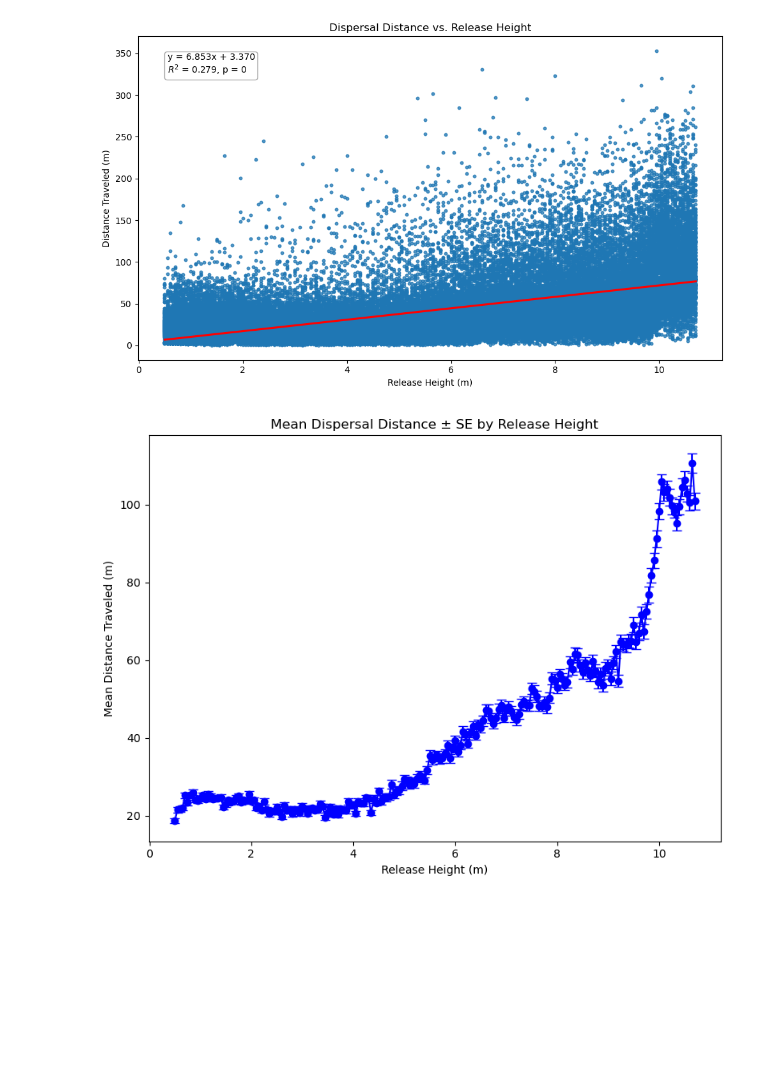
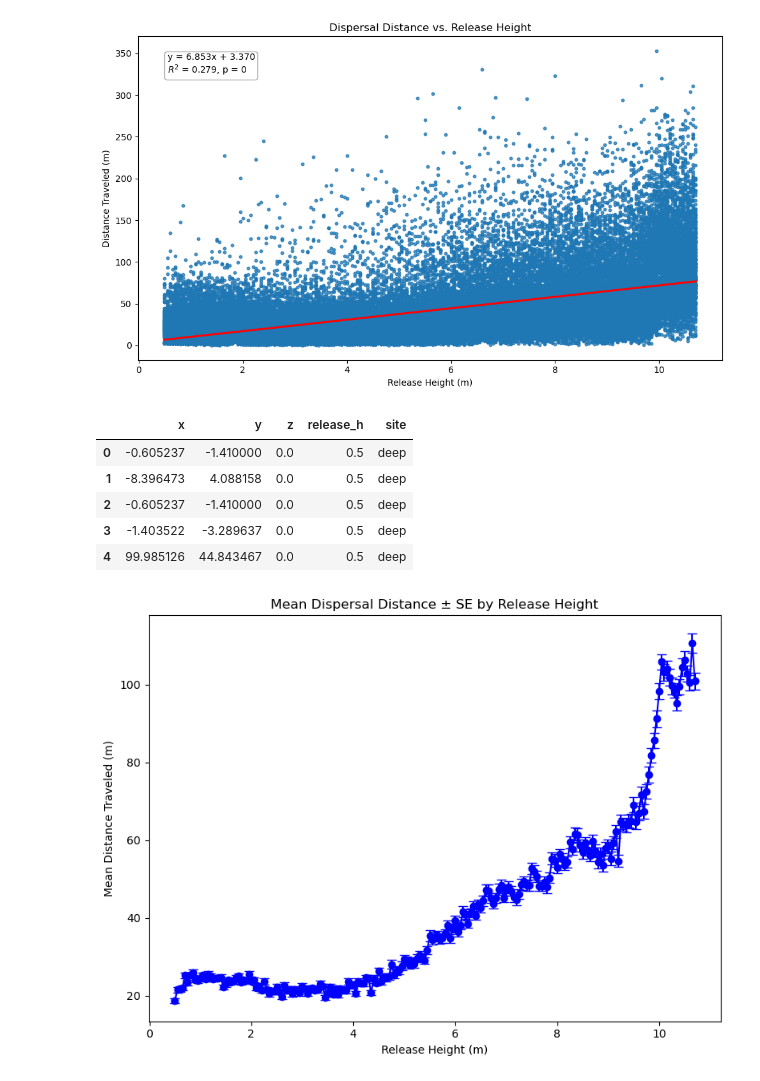
Before and after one commit to jj-franks/Dispersal-Model, a Jupyter notebook: Models/Model-GRADY.ipynb, the cells around one changed output. Cells and saved outputs as stored; diff of their text form; code cells hidden in the pictures; blank space fills up the shorter version.

```diff
--- a/Models/Model-GRADY.ipynb
+++ b/Models/Model-GRADY.ipynb
@@ -714,6 +712,17 @@ plt.show()
 y = 6.853x + 3.370
 R² = 0.279, p = 0
 [figure]
+# %%
+deep_results = pd.read_csv("deep_results.csv")
+# %%
+deep_results.head()
+# %% [output]
+|  | x | y | z | release_h | site |
+| 0 | -0.605237 | -1.410000 | 0.0 | 0.5 | deep |
+| 1 | -8.396473 | 4.088158 | 0.0 | 0.5 | deep |
+| 2 | -0.605237 | -1.410000 | 0.0 | 0.5 | deep |
+| 3 | -1.403522 | -3.289637 | 0.0 | 0.5 | deep |
+| 4 | 99.985126 | 44.843467 | 0.0 | 0.5 | deep |
 # %%
 import pandas as pd
 
```
Also changed, not shown: parts of 4 cells of this notebook, 9 other files.
